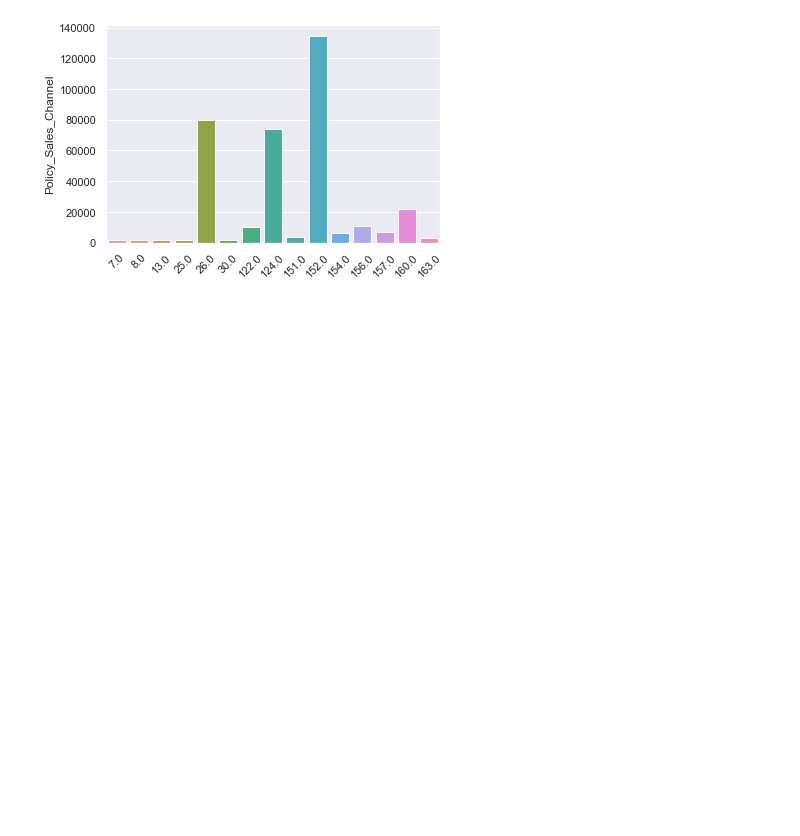
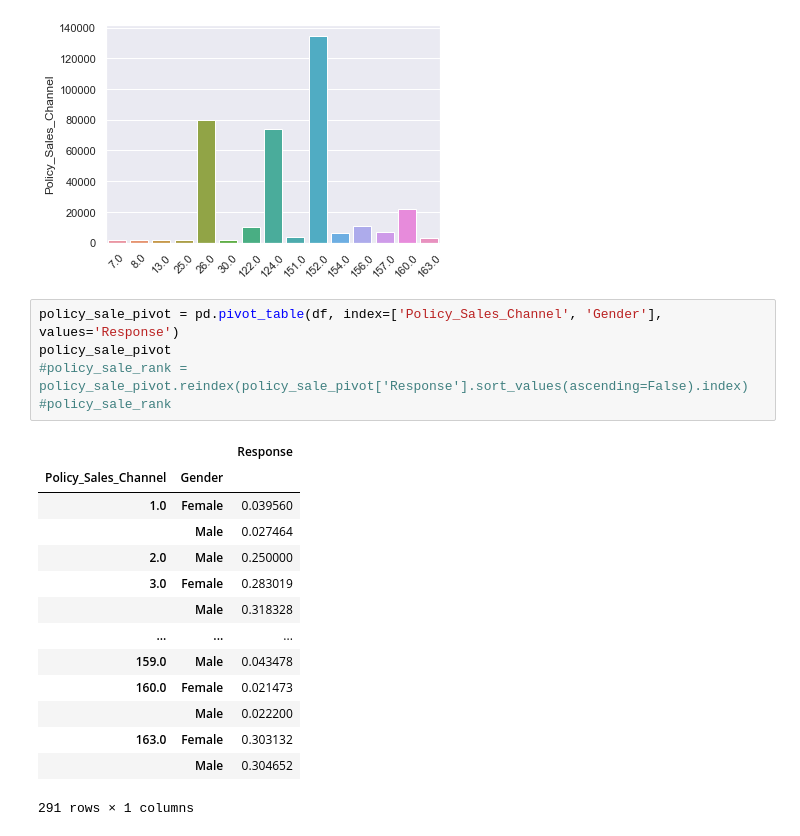
Before and after one commit to speri203/Ensemble_Car_Insurance, a Jupyter notebook: exploratory_analysis.ipynb, the cells around one changed output. Cells and saved outputs as stored; diff of their text form; blank space fills up the shorter version.

```diff
--- a/exploratory_analysis.ipynb
+++ b/exploratory_analysis.ipynb
@@ -102,3 +102,23 @@ Graph for Vehicle_Damage
 [figure]
 Graph for Policy_Sales_Channel
 [figure]
+# %%
+policy_sale_pivot = pd.pivot_table(df, index=['Policy_Sales_Channel', 'Gender'], values='Response')
+policy_sale_pivot
+#policy_sale_rank = policy_sale_pivot.reindex(policy_sale_pivot['Response'].sort_values(ascending=False).index)
+#policy_sale_rank
+# %% [output]
+|  |  | Response |
+| Policy_Sales_Channel | Gender |  |
+| 1.0 | Female | 0.039560 |
+|  | Male | 0.027464 |
+| 2.0 | Male | 0.250000 |
+| 3.0 | Female | 0.283019 |
+|  | Male | 0.318328 |
+| ... | ... | ... |
+| 159.0 | Male | 0.043478 |
+| 160.0 | Female | 0.021473 |
+|  | Male | 0.022200 |
+| 163.0 | Female | 0.303132 |
+|  | Male | 0.304652 |
+291 rows × 1 columns
```
Also changed, not shown: parts of 3 cells of this notebook.
